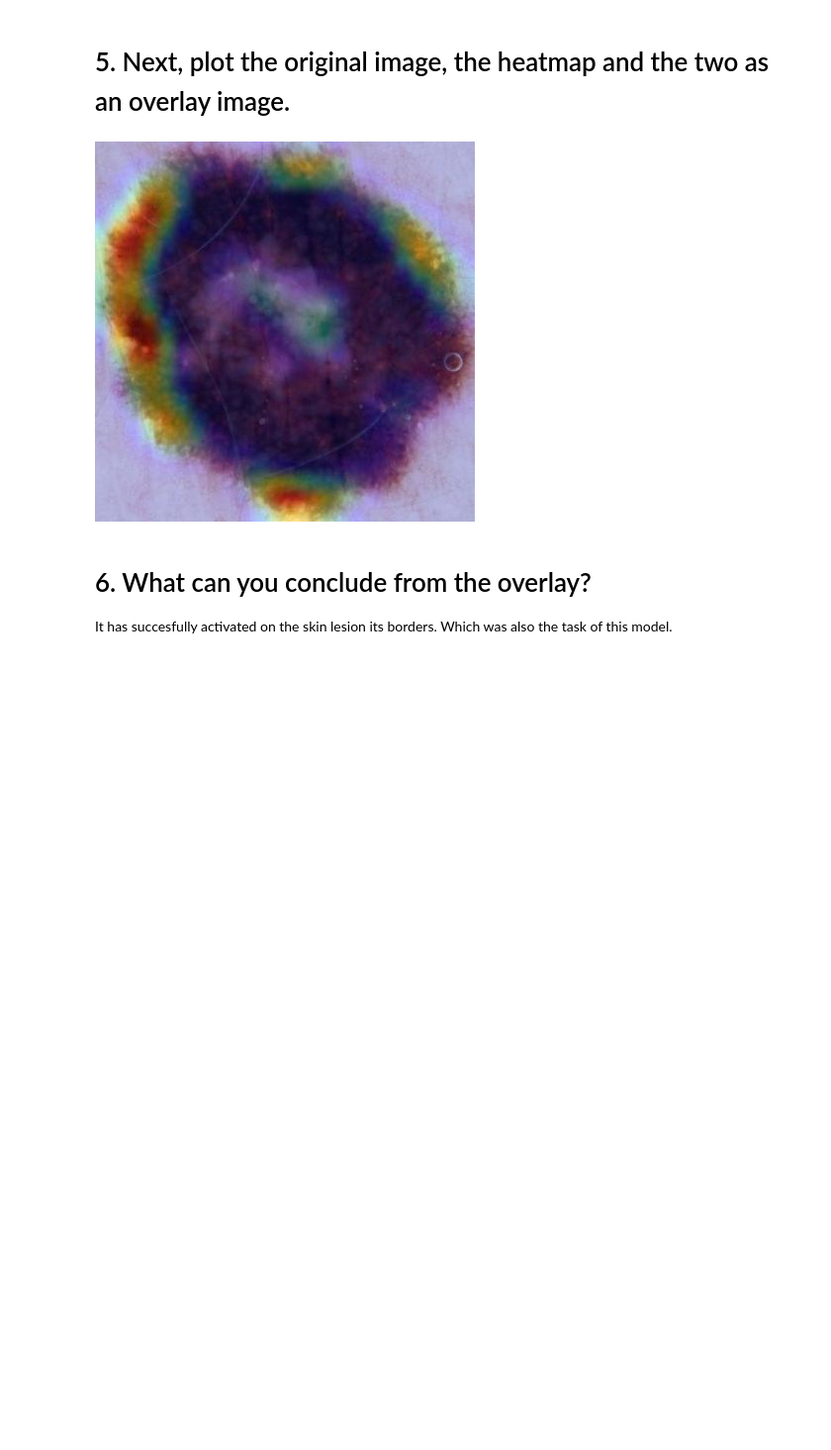
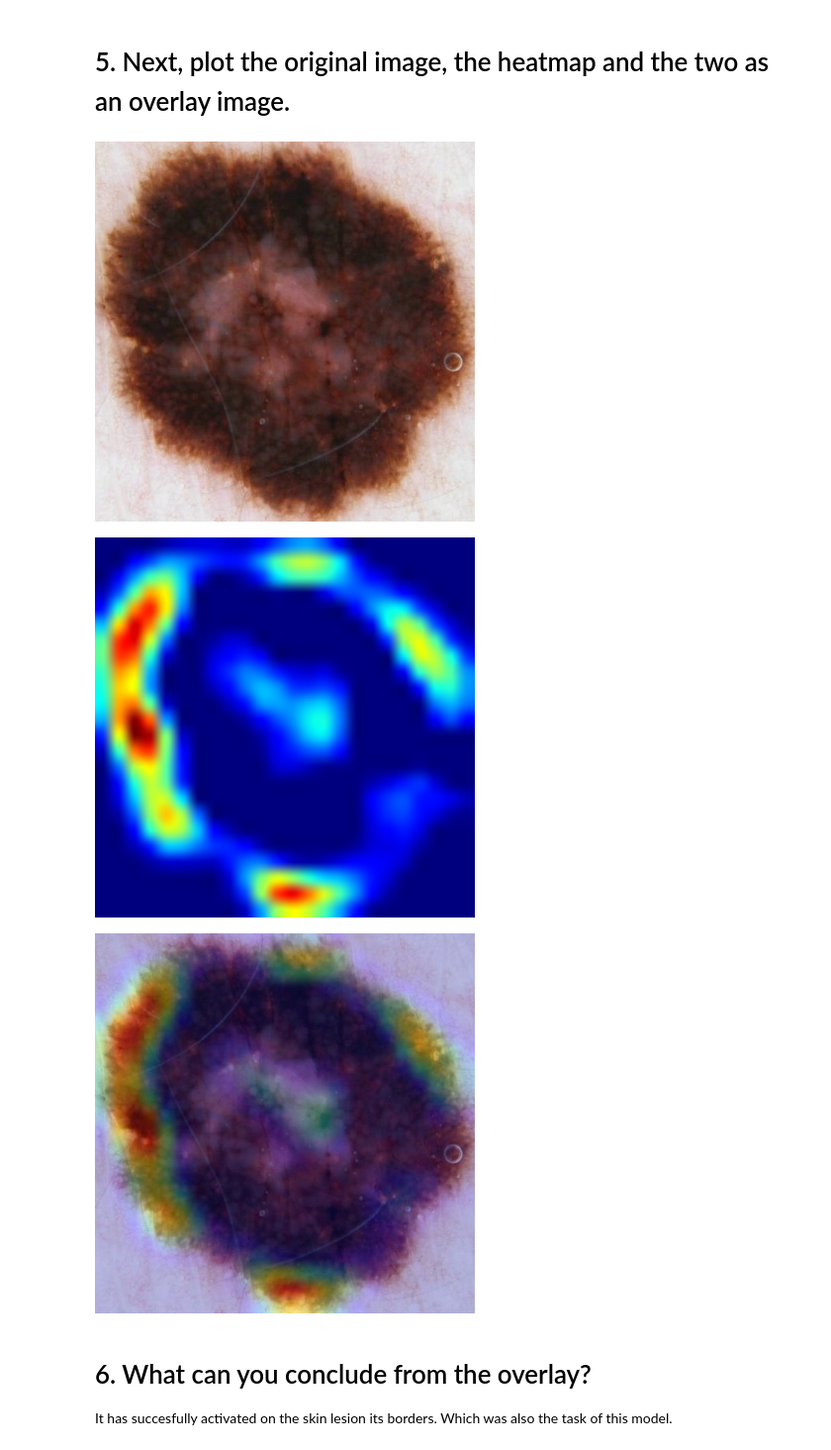
Before and after one commit to metalglove/Fontys-ADS, a Jupyter notebook: Assignments/CNN/RalfStuff.ipynb, the cells around one changed output. Shown at 99% size. Saved outputs shown, nothing was run; the diff lists cells and outputs as text; code cells hidden in the pictures; blank space fills up the shorter version.

```diff
--- a/Assignments/CNN/RalfStuff.ipynb
+++ b/Assignments/CNN/RalfStuff.ipynb
@@ -139,31 +139,35 @@ plt.show()
 # %%
 # We rescale heatmap to a range 0-255
 heatmap = np.uint8(255 * heatmap)
 
 # We use jet colormap to colorize heatmap
 jet = cm.get_cmap("jet")
 
 # We use RGB values of the colormap
 jet_colors = jet(np.arange(256))[:, :3]
 jet_heatmap = jet_colors[heatmap]
 
 # We create an image with RGB colorized heatmap
 jet_heatmap = image.array_to_img(jet_heatmap)
 jet_heatmap = jet_heatmap.resize((img_array.shape[1], img_array.shape[0]))
 jet_heatmap = image.img_to_array(jet_heatmap)
 
 # Superimpose the heatmap on original image
 superimposed_img = jet_heatmap * 0.4 + img
 superimposed_img = image.array_to_img(superimposed_img)
 
 # Save the superimposed image
 save_path = "skin_lesion_border.jpg"
 superimposed_img.save(save_path)
 
 # Display Grad CAM
-display(Image(save_path))
+display(img)
+display(image.array_to_img(jet_heatmap))
+display(superimposed_img)
 # %% [output]
-[figure, old version]
+[figure, new version]
+[figure, added]
+[figure, added]
 # %% [markdown]
 # 6. What can you conclude from the overlay?
 It has succesfully activated on the skin lesion its borders. Which was also the task of this model.
```
Also changed, not shown: parts of 1 cell of this notebook.
